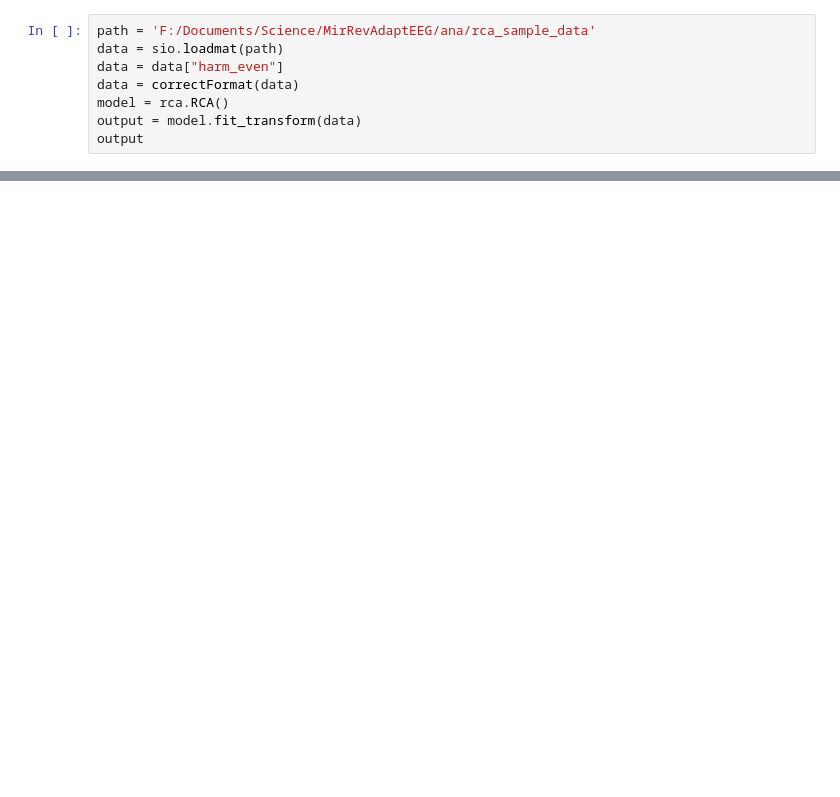
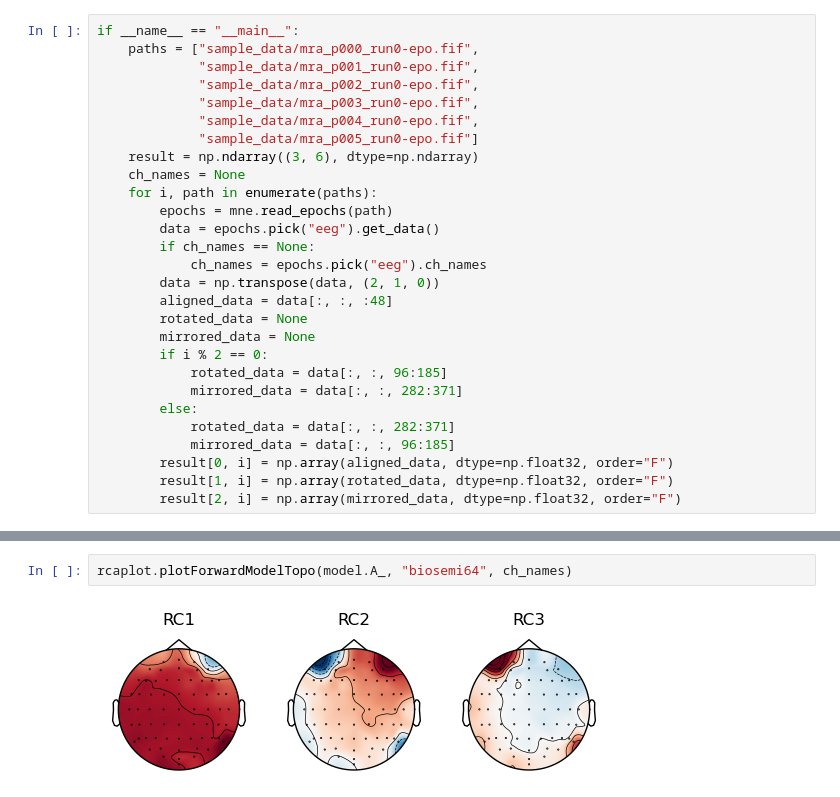
Before and after one commit to rgastrock/MirRevAdaptEEG, a Jupyter notebook: ana/RCA_testing.ipynb, the cells around one changed output, grey strips where cells are left out. Drawn from its saved outputs; the diff is of its cells as text; blank space fills up the shorter version.

```diff
--- a/ana/RCA_testing.ipynb
+++ b/ana/RCA_testing.ipynb
@@ -19,9 +7,29 @@ def correctFormat(input_data):
 # %%
-path = 'F:/Documents/Science/MirRevAdaptEEG/ana/rca_sample_data'
-data = sio.loadmat(path)
-data = data["harm_even"]
-data = correctFormat(data)
-model = rca.RCA()
-output = model.fit_transform(data)
-output
+if __name__ == "__main__":
+    paths = ["sample_data/mra_p000_run0-epo.fif",
+             "sample_data/mra_p001_run0-epo.fif",
+             "sample_data/mra_p002_run0-epo.fif",
+             "sample_data/mra_p003_run0-epo.fif",
+             "sample_data/mra_p004_run0-epo.fif",
+             "sample_data/mra_p005_run0-epo.fif"]
+    result = np.ndarray((3, 6), dtype=np.ndarray)
+    ch_names = None
+    for i, path in enumerate(paths):
+        epochs = mne.read_epochs(path)
+        data = epochs.pick("eeg").get_data()
+        if ch_names == None:
+            ch_names = epochs.pick("eeg").ch_names
+        data = np.transpose(data, (2, 1, 0))
+        aligned_data = data[:, :, :48]
+        rotated_data = None
+        mirrored_data = None
+        if i % 2 == 0:
+            rotated_data = data[:, :, 96:185]
+            mirrored_data = data[:, :, 282:371]
+        else:
+            rotated_data = data[:, :, 282:371]
+            mirrored_data = data[:, :, 96:185]
+        result[0, i] = np.array(aligned_data, dtype=np.float32, order="F")
+        result[1, i] = np.array(rotated_data, dtype=np.float32, order="F")
+        result[2, i] = np.array(mirrored_data, dtype=np.float32, order="F")
 # %% [output]
@@ -129,0 +76,4 @@ if __name__ == '__main__':
+# %%
+rcaplot.plotForwardModelTopo(model.A_, "biosemi64", ch_names)
+# %% [output]
+[figure, added]
```
Also changed, not shown: parts of 9 cells of this notebook, 1 other file.
